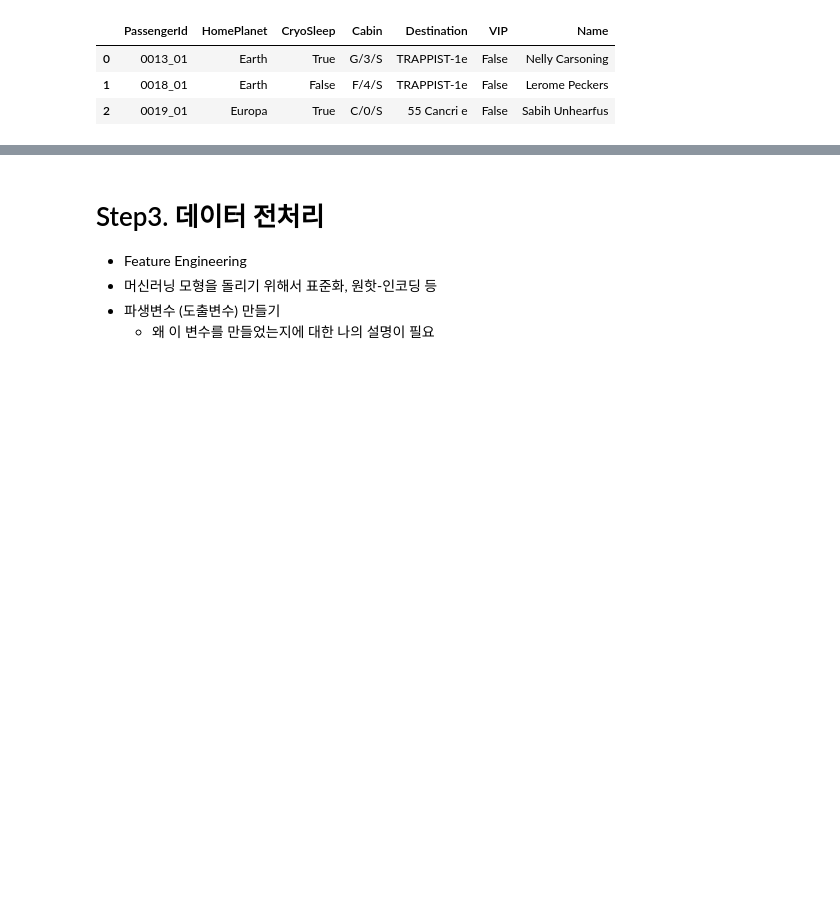
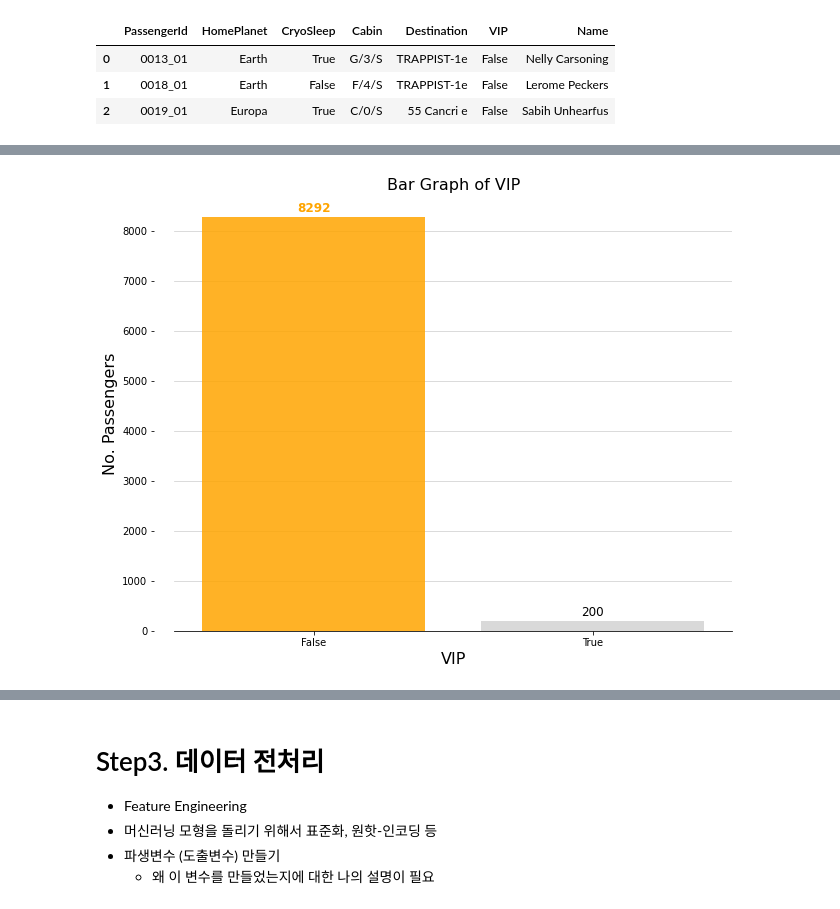
Before and after one commit to KONA1005/kaggle, a Jupyter notebook: space/seulki-dojeon.ipynb, the cells around one changed output, grey strips where cells are left out. Saved outputs shown, nothing was run; the diff lists cells and outputs as text; code cells hidden in the pictures; blank space fills up the shorter version.

```diff
--- a/space/seulki-dojeon.ipynb
+++ b/space/seulki-dojeon.ipynb
@@ -220,0 +276,4 @@ df_cat.head(3)
+# %%
+cnt_bar(train, "VIP")
+# %% [output]
+[figure, added]
```
Also changed, not shown: parts of 69 cells of this notebook.
